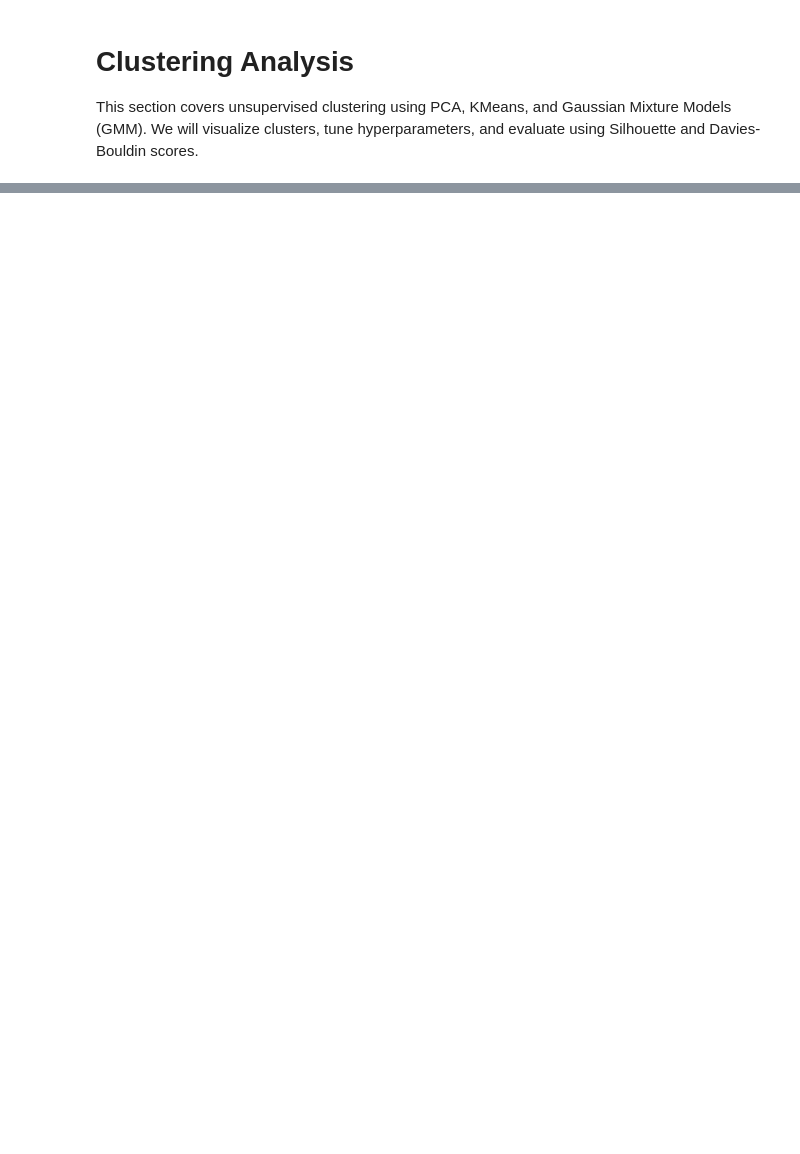
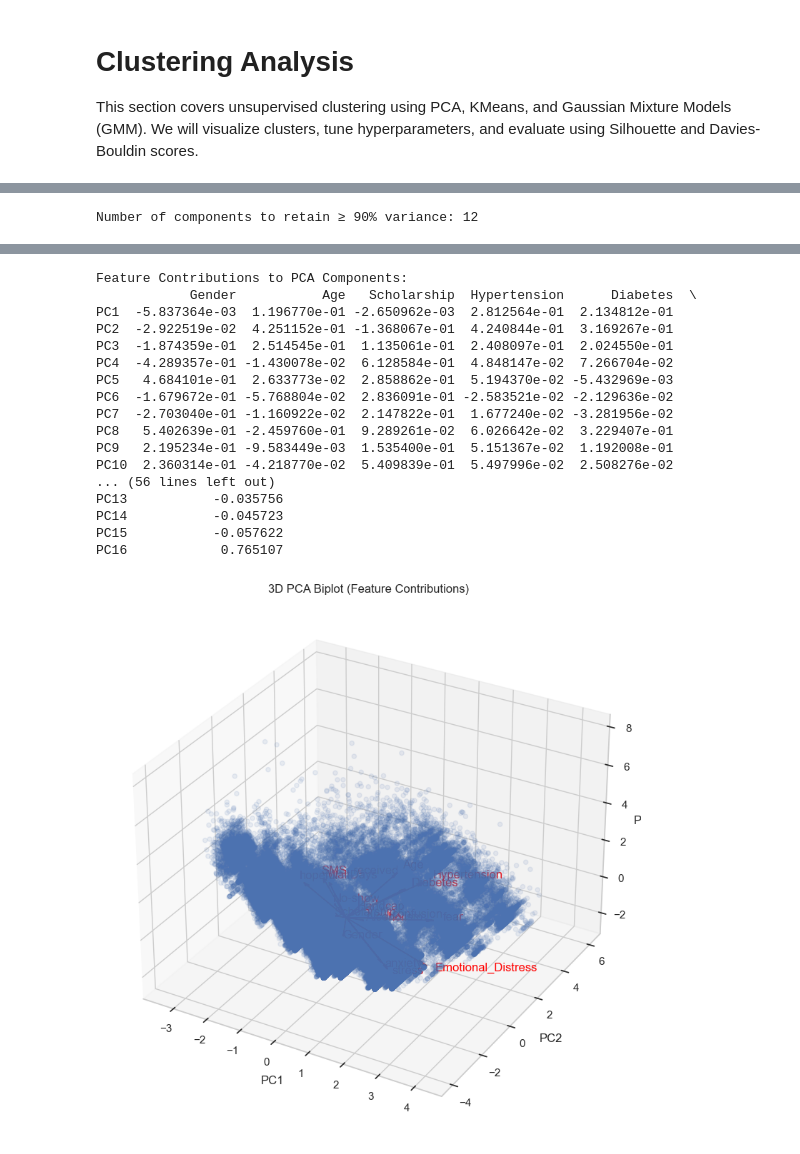
Before and after one commit to swapnilprakashpatil/aai510_3proj, a Jupyter notebook: notebooks/Clustering.ipynb, the cells around one changed output, grey strips where cells are left out. Cells and saved outputs as stored; diff of their text form; code cells hidden in the pictures; blank space fills up the shorter version.

```diff
--- a/notebooks/Clustering.ipynb
+++ b/notebooks/Clustering.ipynb
@@ -164,0 +266,58 @@ if is_step_enabled('unsupervised_pca'):
+# %%
+# Step 3: Determine top_n for 90% variance
+target_variance = 0.90
+cumulative_variance = np.cumsum(pca.explained_variance_ratio_)
+top_n = np.argmax(cumulative_variance >= target_variance) + 1
+
+print(f"Number of components to retain ≥ {target_variance*100:.0f}% variance: {top_n}")
+
+# Step 4: Reduce PCA data
+pca_df = pd.DataFrame(X_pca, columns=[f'PC{i+1}' for i in range(X_pca.shape[1])])
+X_reduced = pca_df.iloc[:, :top_n]
+
+
+loadings = pd.DataFrame(pca.components_.T,
+                        columns=[f'PC{i+1}' for i in range(len(pca_columns))],
+                        index=pca_columns)
+display(loadings['PC1'].abs().sort_values(ascending=False).head(5))
+display(loadings['PC2'].abs().sort_values(ascending=False).head(5))
+display(loadings['PC3'].abs().sort_values(ascending=False).head(5))
+
+# Feature contributions to PCA components
+feature_contribution = pd.DataFrame(
+    pca.components_,
+    columns=pca_columns,
+    index=[f'PC{i+1}' for i in range(pca.components_.shape[0])]
+)
+
+print("Feature Contributions to PCA Components:")
+print(feature_contribution)
+
+from mpl_toolkits.mplot3d import Axes3D
+
+fig = plt.figure(figsize=(10, 8))
+ax = fig.add_subplot(111, projection='3d')
+
+# Scatter plot of samples in PC space (optional)
+ax.scatter(X_pca[:, 0], X_pca[:, 1], X_pca[:, 2], alpha=0.1)
+
+# Add feature vectors
+for i, feature in enumerate(loadings.index):
+    ax.quiver(0, 0, 0,
+              loadings.iloc[i, 0]*5,
+              loadings.iloc[i, 1]*5,
+              loadings.iloc[i, 2]*5,
+              color='r', arrow_length_ratio=0.1)
+    ax.text(loadings.iloc[i, 0]*5.5,
+            loadings.iloc[i, 1]*5.5,
+            loadings.iloc[i, 2]*5.5,
+            feature, color='red')
+
+ax.set_xlabel('PC1')
+ax.set_ylabel('PC2')
+ax.set_zlabel('PC3')
+ax.set_title('3D PCA Biplot (Feature Contributions)')
+plt.tight_layout()
+plt.show()
+# %% [output]
+Number of components to retain ≥ 90% variance: 12
@@ -164,0 +342,18 @@ if is_step_enabled('unsupervised_pca'):
+Feature Contributions to PCA Components:
+            Gender           Age   Scholarship  Hypertension      Diabetes  \
+PC1  -5.837364e-03  1.196770e-01 -2.650962e-03  2.812564e-01  2.134812e-01
+PC2  -2.922519e-02  4.251152e-01 -1.368067e-01  4.240844e-01  3.169267e-01
+PC3  -1.874359e-01  2.514545e-01  1.135061e-01  2.408097e-01  2.024550e-01
+PC4  -4.289357e-01 -1.430078e-02  6.128584e-01  4.848147e-02  7.266704e-02
+PC5   4.684101e-01  2.633773e-02  2.858862e-01  5.194370e-02 -5.432969e-03
+PC6  -1.679672e-01 -5.768804e-02  2.836091e-01 -2.583521e-02 -2.129636e-02
+PC7  -2.703040e-01 -1.160922e-02  2.147822e-01  1.677240e-02 -3.281956e-02
+PC8   5.402639e-01 -2.459760e-01  9.289261e-02  6.026642e-02  3.229407e-01
+PC9   2.195234e-01 -9.583449e-03  1.535400e-01  5.151367e-02  1.192008e-01
+PC10  2.360314e-01 -4.218770e-02  5.409839e-01  5.497996e-02  2.508276e-02
+... (56 lines left out)
+PC13           -0.035756
+PC14           -0.045723
+PC15           -0.057622
+PC16            0.765107
+[figure, added]
```
Also changed, not shown: parts of 8 cells of this notebook, 2 other files.
